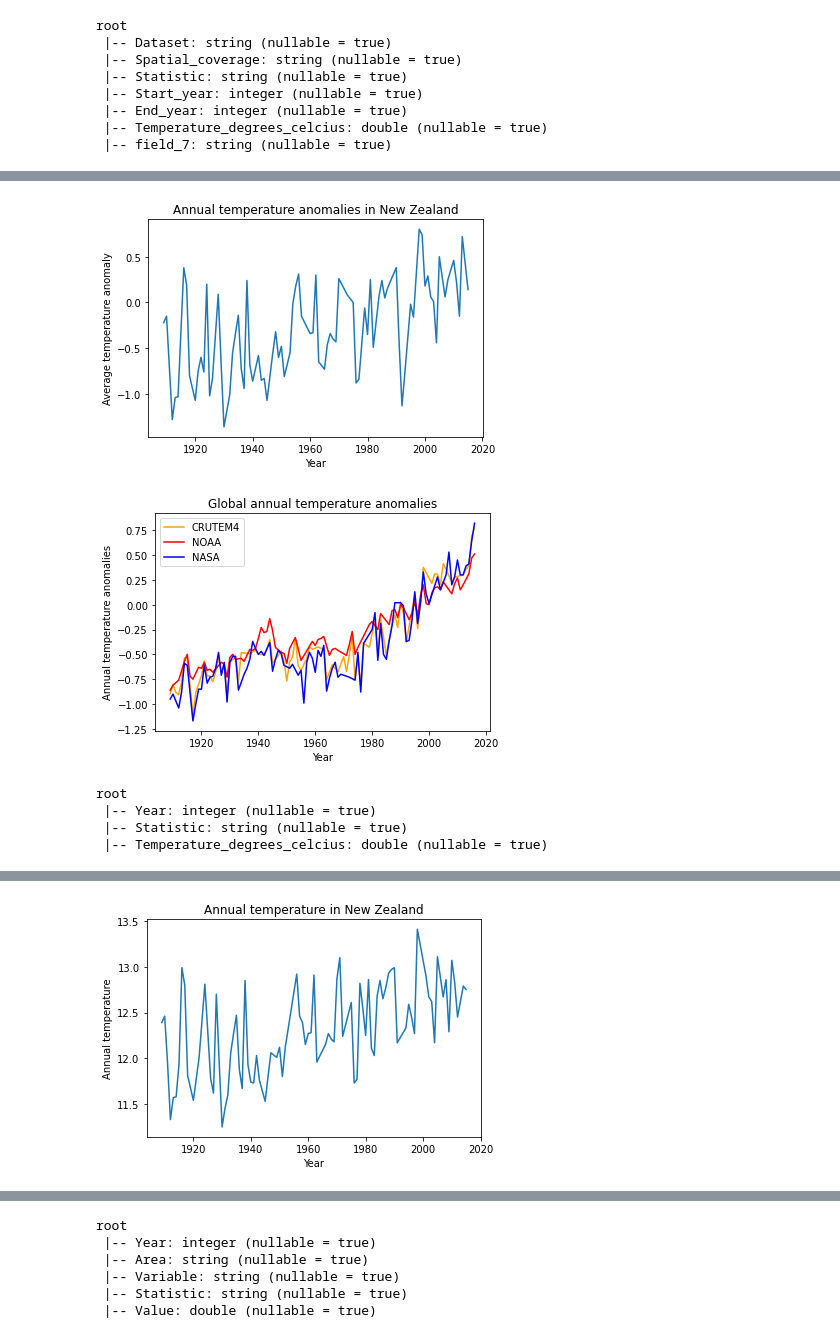
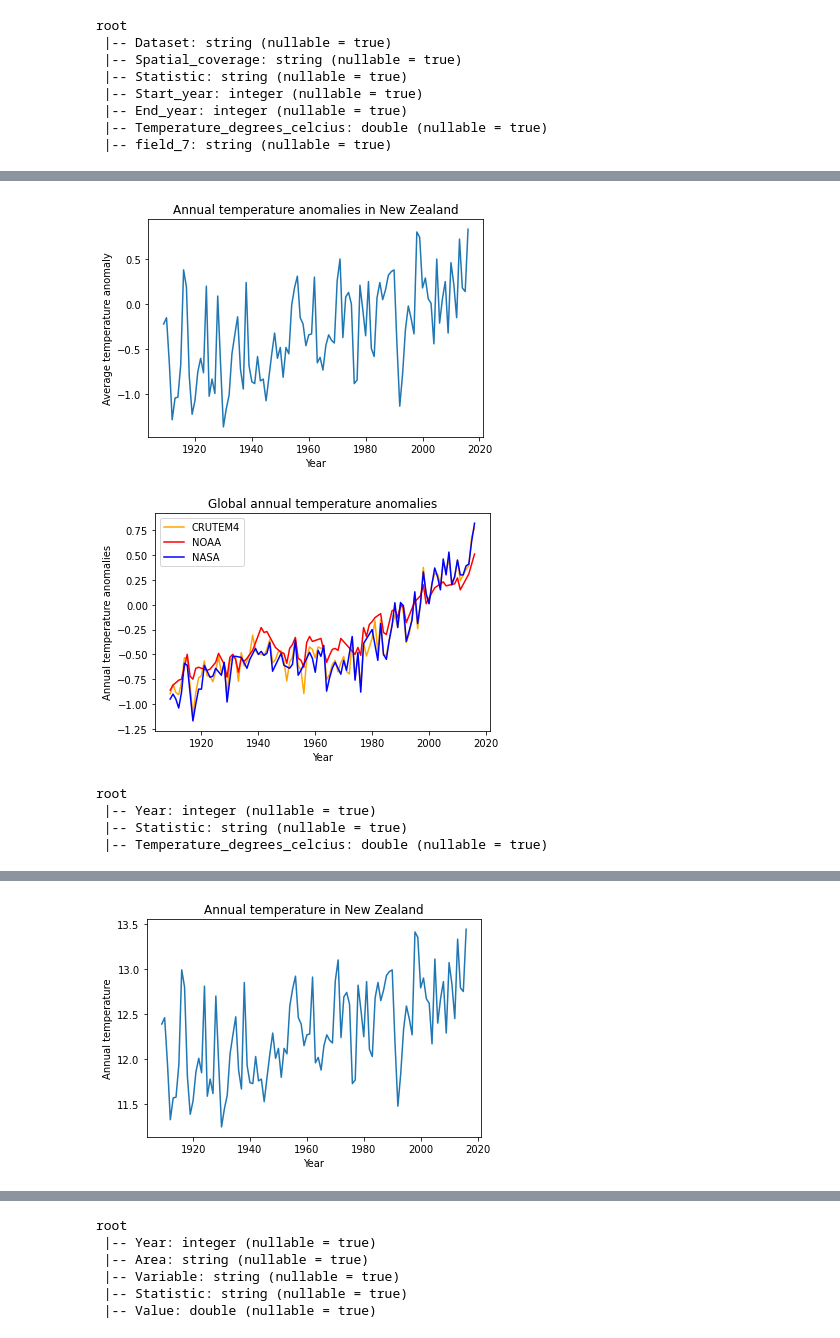
Before and after one commit to skye-yoon/infosys722, a Jupyter notebook: Iteration4.ipynb, the cells around one changed output, grey strips where cells are left out. Saved outputs shown, nothing was run; the diff lists cells and outputs as text; code cells hidden in the pictures.

```diff
--- a/Iteration4.ipynb
+++ b/Iteration4.ipynb
@@ -166,17 +170,17 @@ temperature_anomalies_data.show()
 only showing top 20 rows
 # %%
 # Visualization for New Zealand’s temperature anomalies (1900-2020)
-plot_data = temperature_anomalies_data.filter('Dataset == "NZ_7_station_temperature_time_series"').filter('Statistic == "Average_temperature_anomaly"').select('End_year','Temperature_degrees_celcius').sample(False, 0.8).toPandas()
+plot_data = temperature_anomalies_data.filter('Dataset == "NZ_7_station_temperature_time_series"').filter('Statistic == "Average_temperature_anomaly"').select('End_year','Temperature_degrees_celcius').toPandas()
 plt.plot(plot_data.End_year, plot_data.Temperature_degrees_celcius)
 plt.xlabel("Year")
 plt.ylabel("Average temperature anomaly")
 plt.title("Annual temperature anomalies in New Zealand")
 plt.show()
 # %% [output]
-[figure, old version]
+[figure, new version]
 # %%
 # Visualization for Global temperature anomalies (1900-2020)
-plot_data_CRUTEM4 = temperature_anomalies_data.filter('Dataset == "Climatic_Research_Unit_(CRUTEM4)"').filter('Statistic == "Average_temperature_anomaly"').select('End_year','Temperature_degrees_celcius').sample(False, 0.8).toPandas()
+plot_data_CRUTEM4 = temperature_anomalies_data.filter('Dataset == "Climatic_Research_Unit_(CRUTEM4)"').filter('Statistic == "Average_temperature_anomaly"').select('End_year','Temperature_degrees_celcius').toPandas()
 plt.plot(plot_data_CRUTEM4.End_year, plot_data_CRUTEM4.Temperature_degrees_celcius, color = 'orange', label = 'CRUTEM4')
 
 plot_data_NOAA = temperature_anomalies_data.filter('Dataset == "National_Oceanic_and_Atmospheric_Administration_(NOAA)"').filter('Statistic == "Average_temperature_anomaly"').select('End_year','Temperature_degrees_celcius').sample(False, 0.8).toPandas()
@@ -191,7 +195,7 @@ plt.title("Global annual temperature anomalies")
 plt.legend()
 plt.show()
 # %% [output]
-[figure, old version]
+[figure, new version]
 # %%
 # New Zealand's national temperature (1909–2016)
 nz_temperature_data.printSchema()
@@ -222,13 +226,13 @@ nz_temperature_data.show()
 only showing top 20 rows
 # %%
 # Visualization for New Zealand's national temperature (1909–2016)
-plot_data = nz_temperature_data.filter('Statistic == "National_average_temperature"').select('Year','Temperature_degrees_celcius').sample(False, 0.8).toPandas()
+plot_data = nz_temperature_data.filter('Statistic == "National_average_temperature"').select('Year','Temperature_degrees_celcius').toPandas()
 plt.plot(plot_data.Year, plot_data.Temperature_degrees_celcius)
 plt.xlabel("Year")
 plt.ylabel("Annual temperature")
 plt.title("Annual temperature in New Zealand")
 plt.show()
 # %% [output]
-[figure, old version]
+[figure, new version]
 # %%
 # Visualization for New Zealand's national temperature (1909–2016)
```
Also changed, not shown: parts of 68 cells of this notebook.
